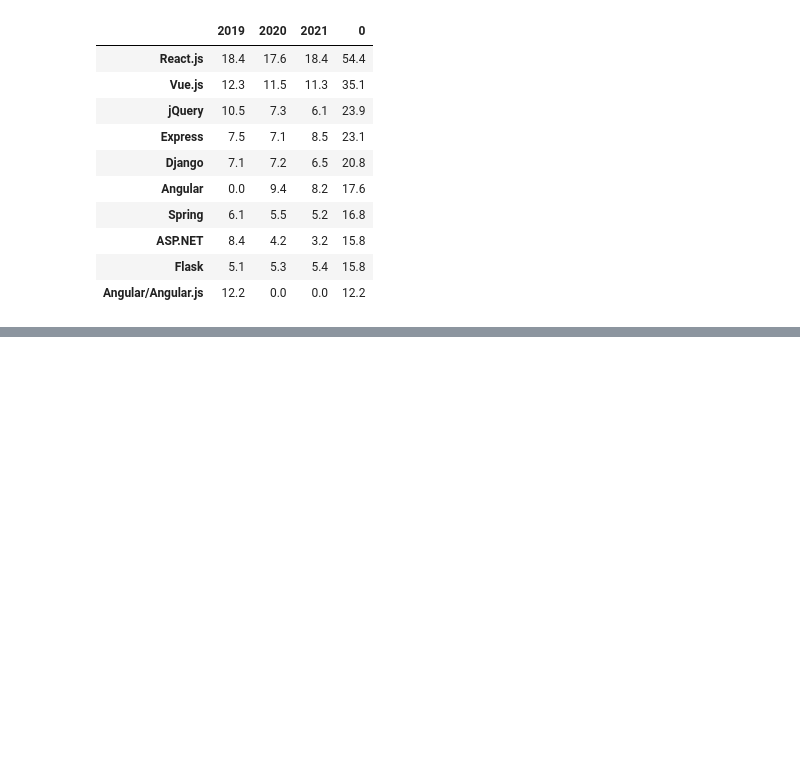
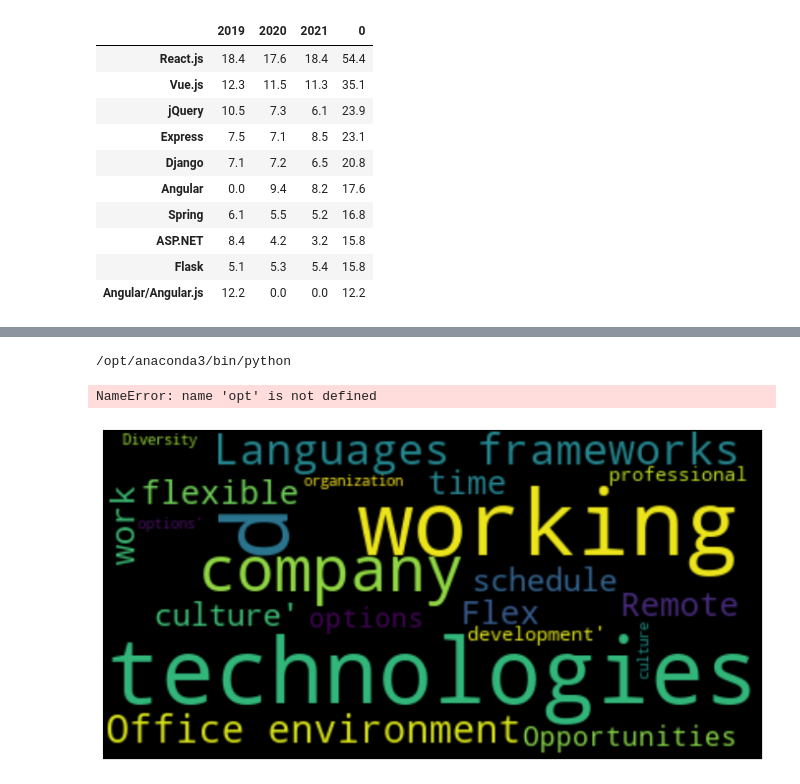
Before and after one commit to CEOJINSUNG/Dacon-Job-Trend, a Jupyter notebook: stack-overflow-trend.ipynb, the cells around one changed output, grey strips where cells are left out. Cells and saved outputs as stored; diff of their text form; code cells hidden in the pictures; blank space fills up the shorter version.

```diff
--- a/stack-overflow-trend.ipynb
+++ b/stack-overflow-trend.ipynb
@@ -987,0 +1046,9 @@ Webframeworkedwith_next_top_10
+# %%
+import sys
+print(sys.executable)
+# %% [output]
+/opt/anaconda3/bin/python
+# %%
+/opt/anaconda3/bin/python -m pip install wordcloud
+# %% [output]
+NameError: name 'opt' is not defined
@@ -987,0 +1057,10 @@ Webframeworkedwith_next_top_10
+# %%
+text = df_2020["JobFactors"].dropna().values
+word = WordCloud().generate(str(text))
+
+plt.figure(figsize = (12, 12))
+plt.imshow(word, interpolation = "bilinear")
+plt.axis("off")
+plt.show()
+# %% [output]
+[figure, added]
```
Also changed, not shown: parts of 8 cells of this notebook.
